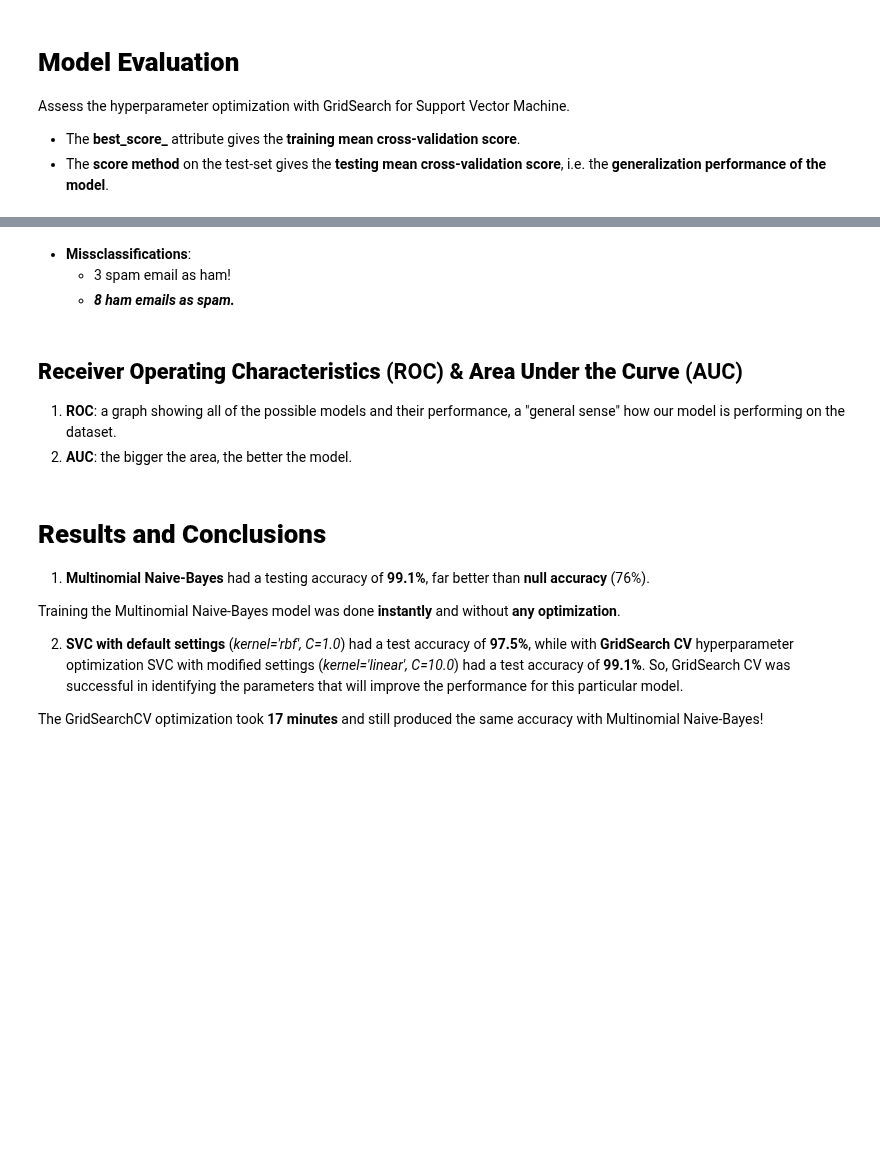
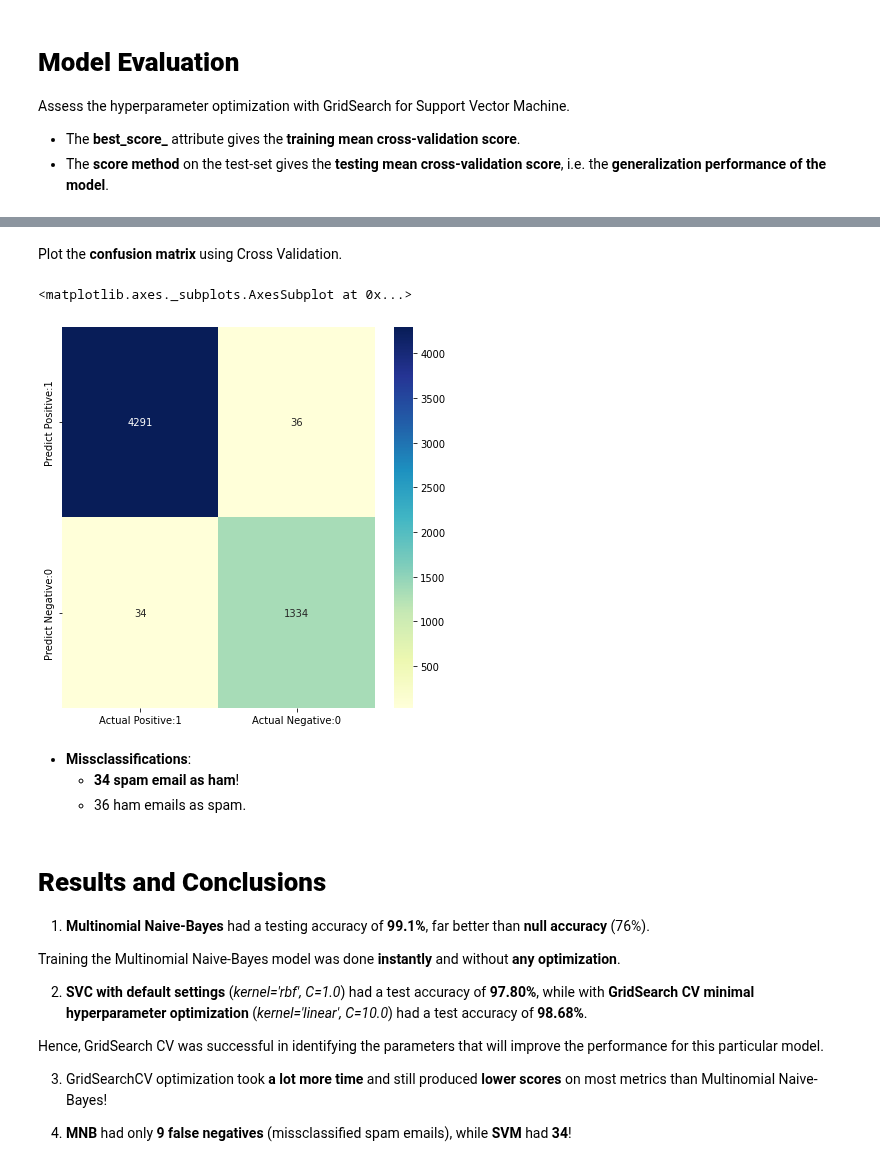
Before and after one commit to CSpanias/spam_filter_bootcamp, a Jupyter notebook: spam_filter.ipynb, the cells around one changed output, grey strips where cells are left out. Drawn from its saved outputs; the diff is of its cells as text; code cells hidden in the pictures; blank space fills up the shorter version.

```diff
--- a/spam_filter.ipynb
+++ b/spam_filter.ipynb
@@ -585,0 +600,9 @@ print("Brier score: {:.4f}".format(brier_score_loss(y_test, y_pred)))
+# %%
+# choose how many train/test sets we want by "n_splits"
+kf = StratifiedKFold(n_splits=10, shuffle=True)
+
+scoring = ['accuracy', 'precision', 'recall', 'f1', 'neg_brier_score', 'neg_log_loss', 'roc_auc']
+
+model_gs = SVC(kernel='linear', C=0.1, probability=True)
+
+scores_gs = cross_validate(model_gs, X, y, cv=kf, scoring=scoring, return_train_score=True)
@@ -586,19 +687,20 @@ print("Brier score: {:.4f}".format(brier_score_loss(y_test, y_pred)))
+# %% [markdown]
+Plot the **confusion matrix** using Cross Validation.
 # %%
-# generate a confusion matrix of the testing set with MNB
-cm = confusion_matrix(y_test, y_pred)
+# predict using cross validation
+y_pred = cross_val_predict(model_gs, X, y, cv=kf)
+# generate the confusion matrix
+cm = confusion_matrix(y, y_pred)
 # visualize confusion matrix with seaborn heatmap
 cm_matrix = pd.DataFrame(data=cm, columns=['Actual Positive:1',
                                            'Actual Negative:0'],
                         index=['Predict Positive:1', 'Predict Negative:0'])
 fig, ax = plt.subplots(figsize=(7,7))
 sns.heatmap(cm_matrix, annot=True, fmt='d', cmap='YlGnBu')
+# %% [output]
+<matplotlib.axes._subplots.AxesSubplot at 0x...>
+[figure, added]
 # %% [markdown]
 * **Missclassifications**:
-  * 3 spam email as ham!
-  * ***8 ham emails as spam.***
+  * **34 spam email as ham**!
+  * 36 ham emails as spam.
-# %% [markdown]
-<a name="ROC-AUC"></a>
-## **Receiver Operating Characteristics** (ROC) & **Area Under the Curve** (AUC)
-
-1. **ROC**: a graph showing all of the possible models and their performance, a "general sense" how our model is performing on the dataset.
-2. **AUC**: the bigger the area, the better the model.
@@ -641,6 +712,10 @@ plt.grid(color='black', linestyle='-', linewidth=0.5)
 
   Training the Multinomial Naive-Bayes model was done **instantly** and without **any optimization**.
 
-2. **SVC with default settings** (*kernel='rbf', C=1.0*) had a test accuracy of **97.5%**, while with **GridSearch CV** hyperparameter optimization SVC with modified settings (*kernel='linear', C=10.0*) had a test accuracy of **99.1%**. So, GridSearch CV was successful in identifying the parameters that will improve the performance for this particular model.
+2. **SVC with default settings** (*kernel='rbf', C=1.0*) had a test accuracy of **97.80%**, while with **GridSearch CV minimal hyperparameter optimization** (*kernel='linear', C=10.0*) had a test accuracy of **98.68%**.
 
-  The GridSearchCV optimization took **17 minutes** and still produced the same accuracy with Multinomial Naive-Bayes!
+  Hence, GridSearch CV was successful in identifying the parameters that will improve the performance for this particular model.
+
+3. GridSearchCV optimization took **a lot more time** and still produced **lower scores** on most metrics than Multinomial Naive-Bayes!
+
+4. **MNB** had only **9 false negatives** (missclassified spam emails), while **SVM** had **34**!
```
Also changed, not shown: parts of 31 cells of this notebook.
